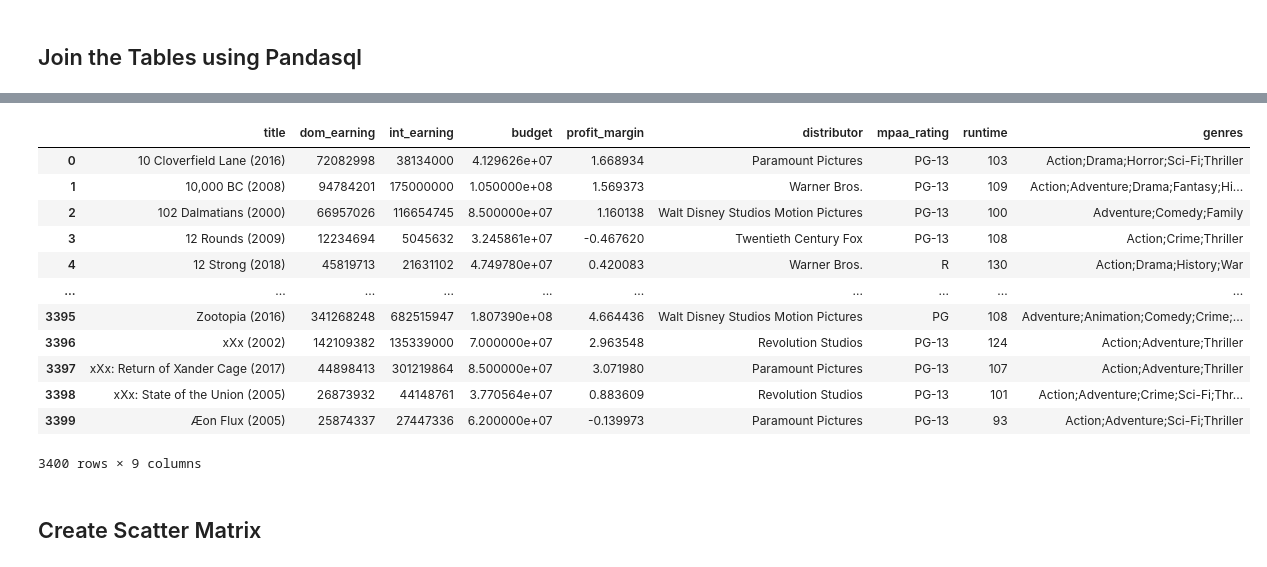
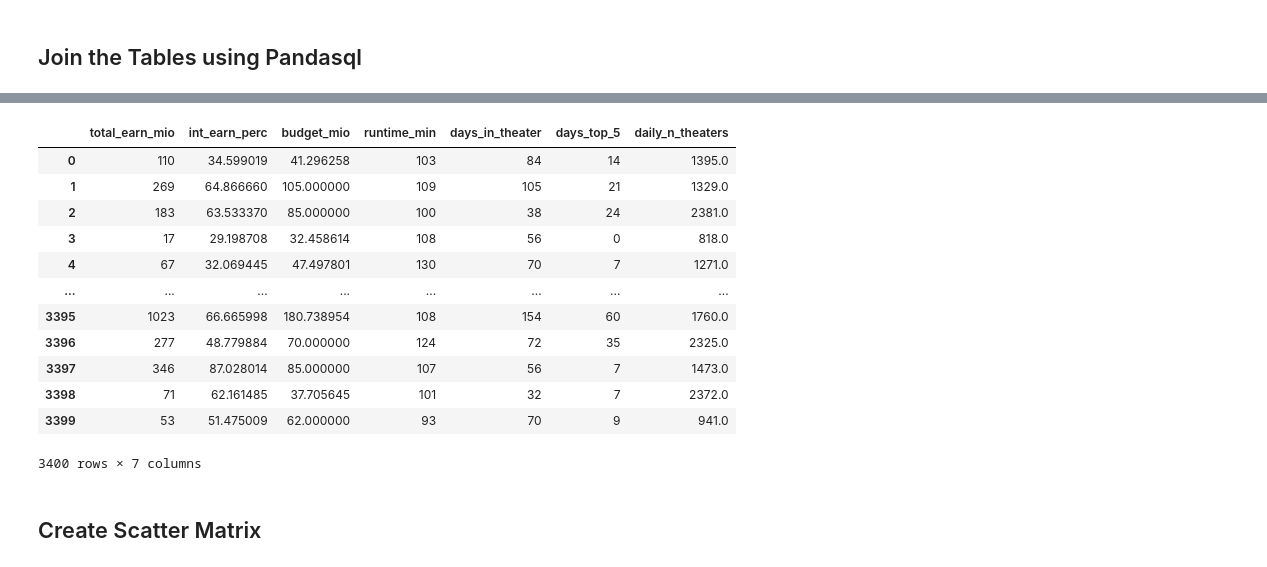
Before and after one commit to bagusfarisa/movies-revenue-analysis, a Jupyter notebook: movie_analysis.ipynb, the cells around one changed output, grey strips where cells are left out. Saved outputs shown, nothing was run; the diff lists cells and outputs as text; code cells hidden in the pictures.

```diff
--- a/movie_analysis.ipynb
+++ b/movie_analysis.ipynb
@@ -546,39 +522,37 @@ df_mv_joined
 # %%
 query_join_movie_tables = """
 SELECT
-    mvt.title AS title,
-    mvt.domestic AS dom_earning,
-    mvt.international AS int_earning,
-    mvt.imp_budget_det_reg AS budget,
-    ((mvt.domestic + mvt.international - mvt.imp_budget_det_reg)/mvt.imp_budget_det_reg) AS profit_margin,
-    mvt.imp_distributor AS distributor,
-    mvt.imp_mpaa_rating AS mpaa_rating,
-    mvt.runtime AS runtime,
-    mvt.imp_genres AS genres
+    (mvt.domestic + mvt.international)/1000000 AS total_earn_mio,
+    CAST(mvt.international AS REAL) * 100 /(CAST(mvt.domestic AS REAL) + CAST(mvt.international AS REAL)) AS int_earn_perc,
+    mvt.imp_budget_det_reg/1000000 AS budget_mio,
+    mvt.runtime AS runtime_min,
+    COUNT(DISTINCT mvde.date) AS days_in_theater,
+    SUM(CASE WHEN mvde.rank <= 5 THEN 1 ELSE 0 END) as days_top_5,
+    ROUND(AVG(mvde.theaters),0) AS daily_n_theaters
 FROM
     df_mv_titles AS mvt
 JOIN
     df_mv_daily_earnings AS mvde
 ON
     mvt.title = mvde.title
 GROUP BY mvt.title
 """
 
 df_mv_joined = ps.sqldf(query_join_movie_tables, locals())
 df_mv_joined
 # %% [output]
-|  | title | dom_earning | int_earning | budget | profit_margin | distributor | mpaa_rating | runtime | genres |
-| 0 | 10 Cloverfield Lane (2016) | 72082998 | 38134000 | 4.129626e+07 | 1.668934 | Paramount Pictures | PG-13 | 103 | Action;Drama;Horror;Sci-Fi;Thriller |
-| 1 | 10,000 BC (2008) | 94784201 | 175000000 | 1.050000e+08 | 1.569373 | Warner Bros. | PG-13 | 109 | Action;Adventure;Drama;Fantasy;Hi... |
-| 2 | 102 Dalmatians (2000) | 66957026 | 116654745 | 8.500000e+07 | 1.160138 | Walt Disney Studios Motion Pictures | PG-13 | 100 | Adventure;Comedy;Family |
-| 3 | 12 Rounds (2009) | 12234694 | 5045632 | 3.245861e+07 | -0.467620 | Twentieth Century Fox | PG-13 | 108 | Action;Crime;Thriller |
-| 4 | 12 Strong (2018) | 45819713 | 21631102 | 4.749780e+07 | 0.420083 | Warner Bros. | R | 130 | Action;Drama;History;War |
-| ... | ... | ... | ... | ... | ... | ... | ... | ... | ... |
-| 3395 | Zootopia (2016) | 341268248 | 682515947 | 1.807390e+08 | 4.664436 | Walt Disney Studios Motion Pictures | PG | 108 | Adventure;Animation;Comedy;Crime;... |
-| 3396 | xXx (2002) | 142109382 | 135339000 | 7.000000e+07 | 2.963548 | Revolution Studios | PG-13 | 124 | Action;Adventure;Thriller |
-| 3397 | xXx: Return of Xander Cage (2017) | 44898413 | 301219864 | 8.500000e+07 | 3.071980 | Paramount Pictures | PG-13 | 107 | Action;Adventure;Thriller |
-| 3398 | xXx: State of the Union (2005) | 26873932 | 44148761 | 3.770564e+07 | 0.883609 | Revolution Studios | PG-13 | 101 | Action;Adventure;Crime;Sci-Fi;Thr... |
-| 3399 | Æon Flux (2005) | 25874337 | 27447336 | 6.200000e+07 | -0.139973 | Paramount Pictures | PG-13 | 93 | Action;Adventure;Sci-Fi;Thriller |
+|  | total_earn_mio | int_earn_perc | budget_mio | runtime_min | days_in_theater | days_top_5 | daily_n_theaters |
+| 0 | 110 | 34.599019 | 41.296258 | 103 | 84 | 14 | 1395.0 |
+| 1 | 269 | 64.866660 | 105.000000 | 109 | 105 | 21 | 1329.0 |
+| 2 | 183 | 63.533370 | 85.000000 | 100 | 38 | 24 | 2381.0 |
+| 3 | 17 | 29.198708 | 32.458614 | 108 | 56 | 0 | 818.0 |
+| 4 | 67 | 32.069445 | 47.497801 | 130 | 70 | 7 | 1271.0 |
+| ... | ... | ... | ... | ... | ... | ... | ... |
+| 3395 | 1023 | 66.665998 | 180.738954 | 108 | 154 | 60 | 1760.0 |
+| 3396 | 277 | 48.779884 | 70.000000 | 124 | 72 | 35 | 2325.0 |
+| 3397 | 346 | 87.028014 | 85.000000 | 107 | 56 | 7 | 1473.0 |
+| 3398 | 71 | 62.161485 | 37.705645 | 101 | 32 | 7 | 2372.0 |
+| 3399 | 53 | 51.475009 | 62.000000 | 93 | 70 | 9 | 941.0 |
-3400 rows × 9 columns
+3400 rows × 7 columns
 # %% [markdown]
 ## Create Scatter Matrix
```
Also changed, not shown: parts of 29 cells of this notebook.
